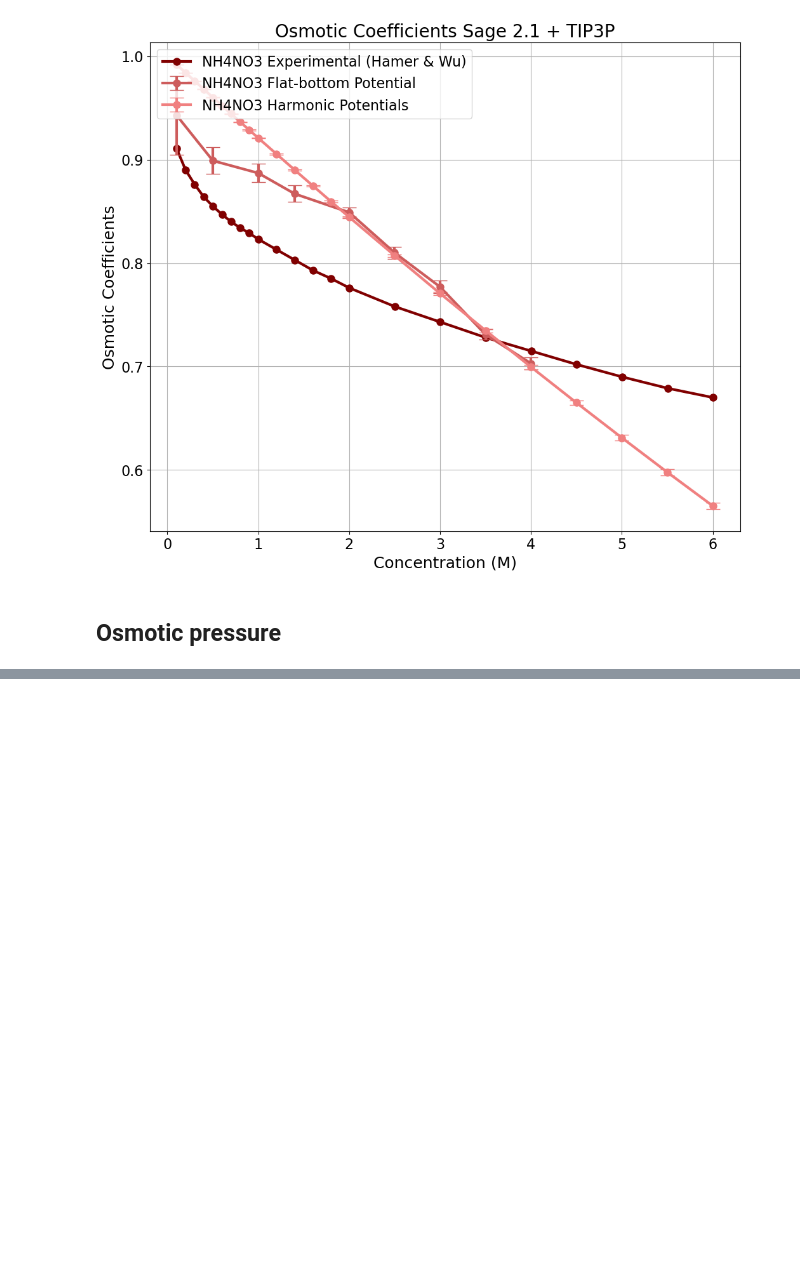
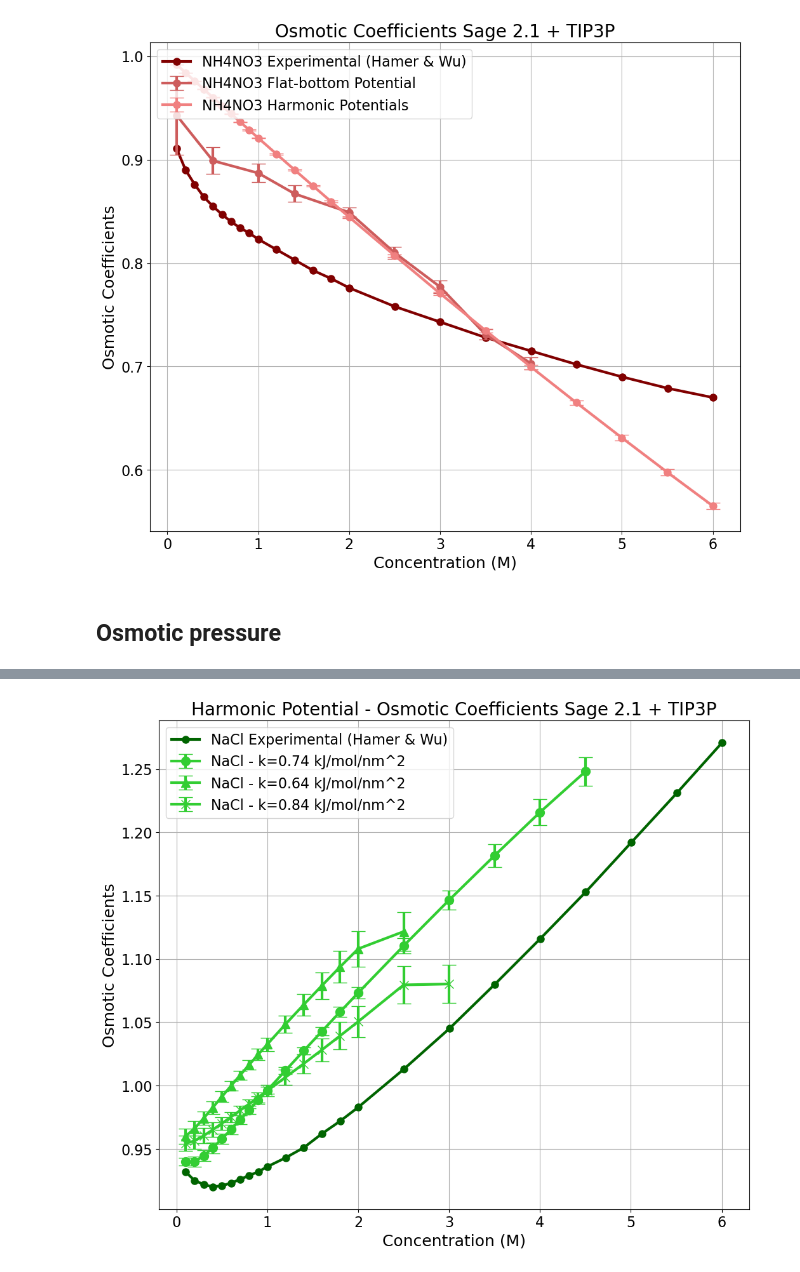
Before and after one commit to barmoral/openff-dev, a Jupyter notebook: results_FBP_vs_HP.ipynb, the cells around one changed output, grey strips where cells are left out. Cells and saved outputs as stored; diff of their text form; code cells hidden in the pictures; blank space fills up the shorter version.

```diff
--- a/results_FBP_vs_HP.ipynb
+++ b/results_FBP_vs_HP.ipynb
@@ -458,0 +628,3 @@ for i in molal_infos:
+# %%
+salt_results_dict[f'HP-{molal_infos[1].salt}-064']=load_results(f'{molal_infos[1].ion1}', f'{molal_infos[1].ion2}', molal_infos[1].molalities,'hps',2.0,'064')
+salt_results_dict[f'HP-{molal_infos[1].salt}-084']=load_results(f'{molal_infos[1].ion1}', f'{molal_infos[1].ion2}', molal_infos[1].molalities,'hps',2.0,'084')
@@ -458,0 +649,13 @@ for i in molal_infos:
+# %%
+salt_name = molal_infos[1].salt
+plot_results_OC_k(f'{salt_name}',
+                salt_info_dict[f'{salt_name}'],
+                salt_experimental_dict[f'{salt_name}'],
+                salt_results_dict[f'HP-{salt_name}'], '0.74 kJ/mol/nm^2',
+                salt_results_dict[f'HP-{salt_name}-064'], '0.64 kJ/mol/nm^2',
+                salt_results_dict[f'HP-{salt_name}-084'], '0.84 kJ/mol/nm^2',
+                molal_infos[1].colors,
+                f'{store_results_dir}/OCs_{salt_name}_kchange.png'
+                )
+# %% [output]
+[figure, added]
```
Also changed, not shown: parts of 17 cells of this notebook.
